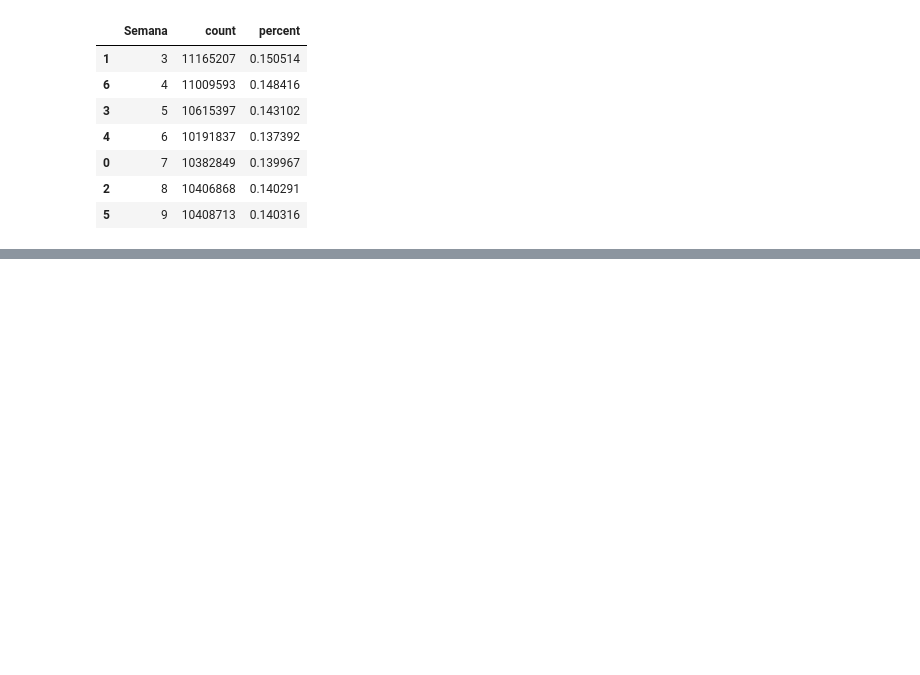
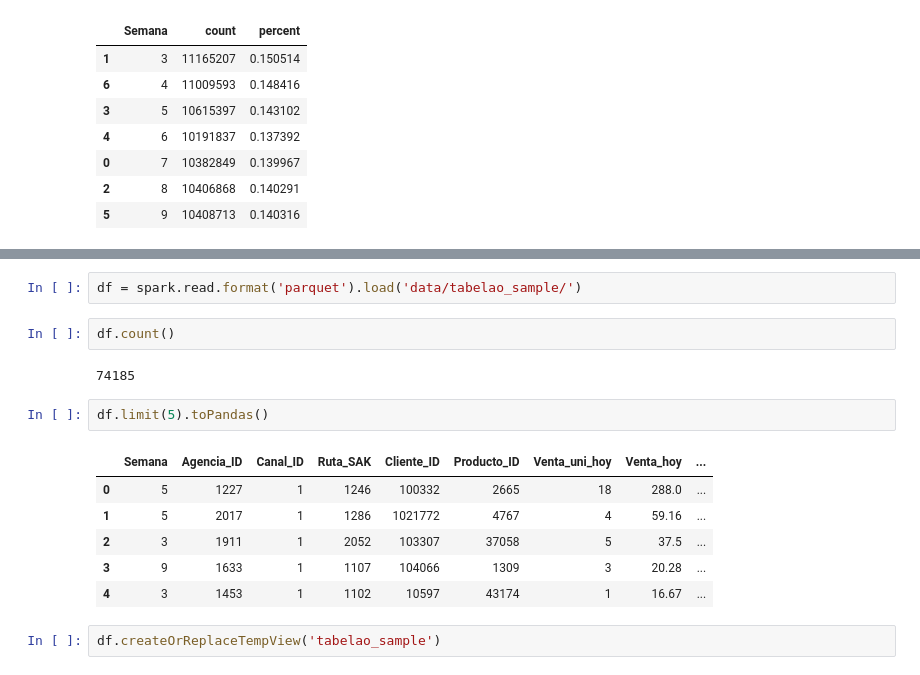
Before and after one commit to brunotagoncalves/bimbo-compassers, a Jupyter notebook: kaggle_api_1st_read.ipynb, the cells around one changed output, grey strips where cells are left out. Drawn from its saved outputs; the diff is of its cells as text; blank space fills up the shorter version.

```diff
--- a/kaggle_api_1st_read.ipynb
+++ b/kaggle_api_1st_read.ipynb
@@ -164,0 +263,17 @@ g_df_Semana.sort_values('Semana')
+# %%
+df = spark.read.format('parquet').load('data/tabelao_sample/')
+# %%
+df.count()
+# %% [output]
+74185
+# %%
+df.limit(5).toPandas()
+# %% [output]
+|  | Semana | Agencia_ID | Canal_ID | Ruta_SAK | Cliente_ID | Producto_ID | Venta_uni_hoy | Venta_hoy | ... |
+| 0 | 5 | 1227 | 1 | 1246 | 100332 | 2665 | 18 | 288.0 | ... |
+| 1 | 5 | 2017 | 1 | 1286 | 1021772 | 4767 | 4 | 59.16 | ... |
+| 2 | 3 | 1911 | 1 | 2052 | 103307 | 37058 | 5 | 37.5 | ... |
+| 3 | 9 | 1633 | 1 | 1107 | 104066 | 1309 | 3 | 20.28 | ... |
+| 4 | 3 | 1453 | 1 | 1102 | 10597 | 43174 | 1 | 16.67 | ... |
+# %%
+df.createOrReplaceTempView('tabelao_sample')
```
Also changed, not shown: parts of 25 cells of this notebook.
